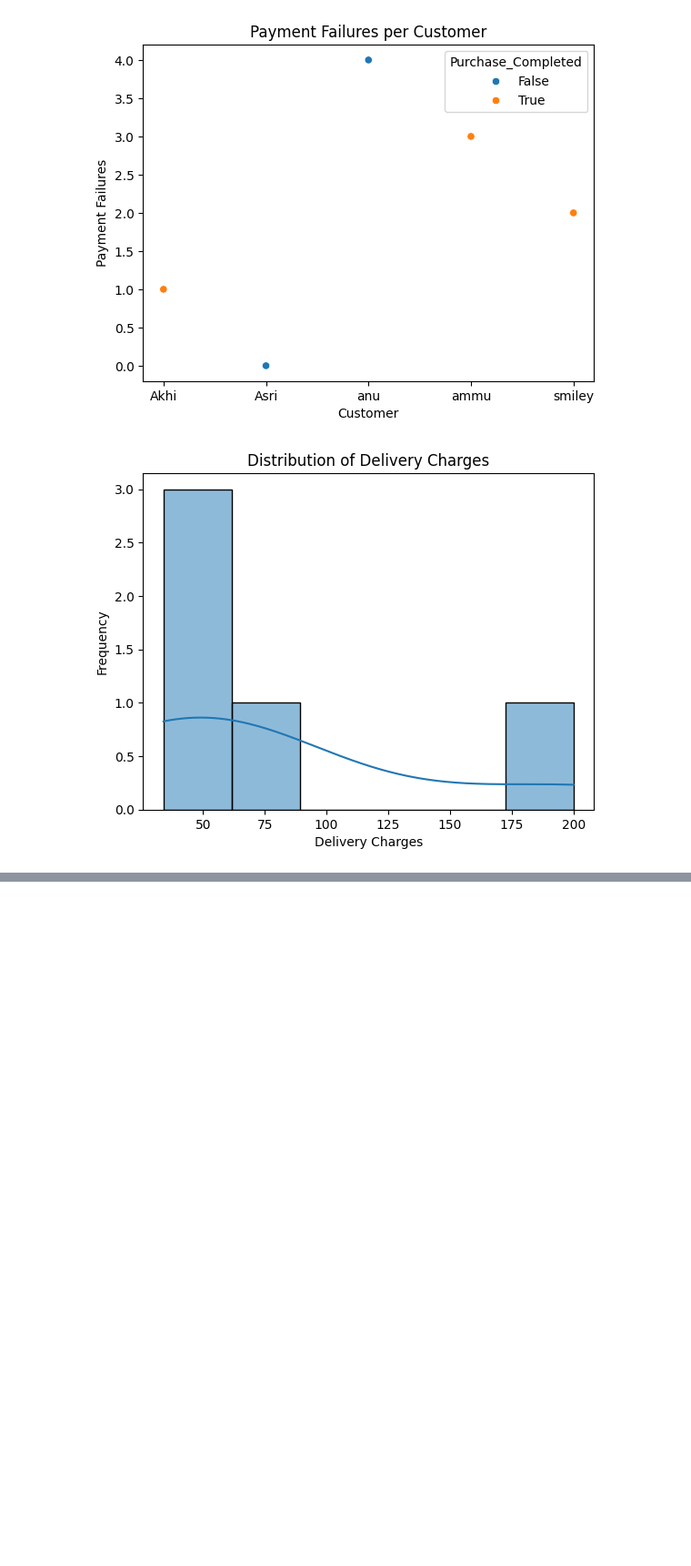
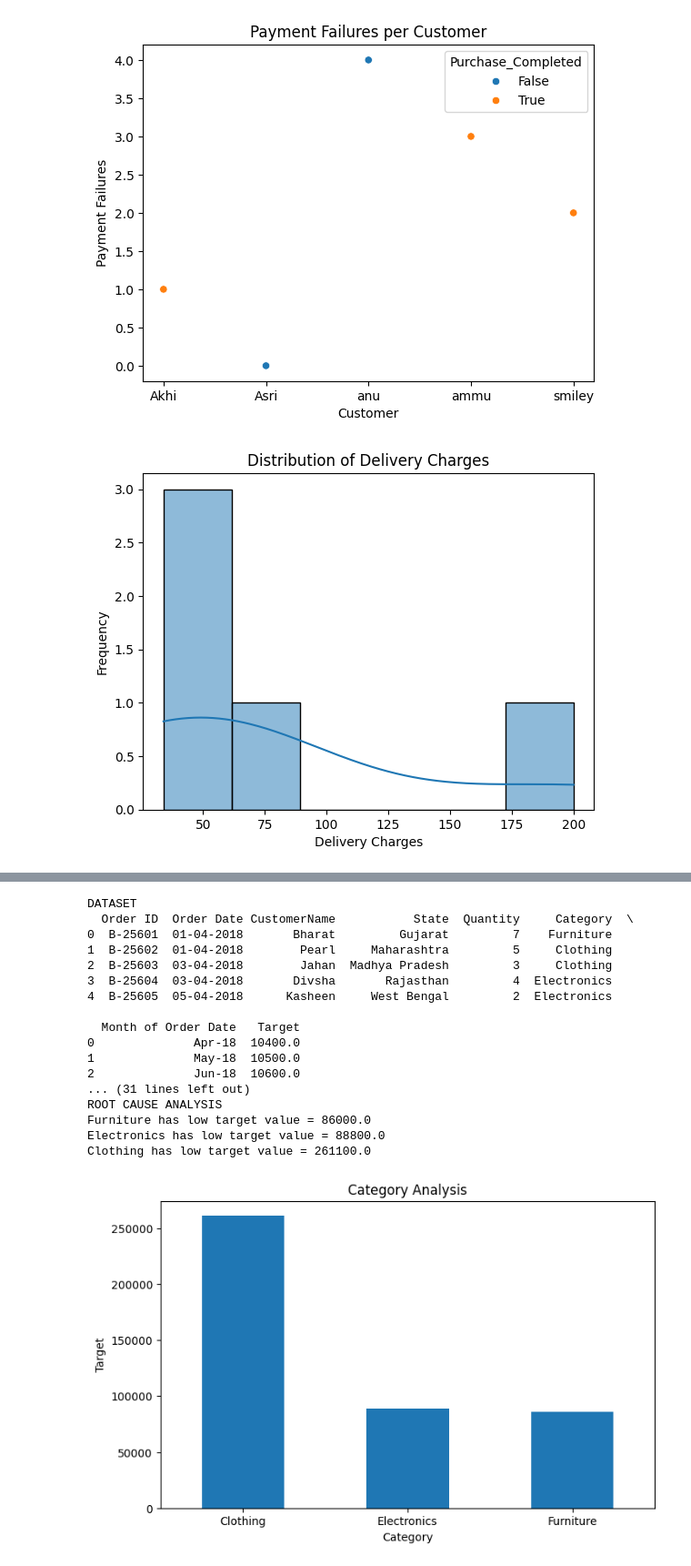
Before and after one commit to AsrithaAmbure/dataanlytics, a Jupyter notebook: diagnosticanalysis.ipynb, the cells around one changed output, grey strips where cells are left out. Shown at 91% size. Saved outputs shown, nothing was run; the diff lists cells and outputs as text; code cells hidden in the pictures; blank space fills up the shorter version.

```diff
--- a/diagnosticanalysis.ipynb
+++ b/diagnosticanalysis.ipynb
@@ -93,0 +238,79 @@ Root Cause: Payment Gateway Issues
+# %%
+import pandas as pd
+import matplotlib.pyplot as plt
+
+# Load Dataset
+df = pd.read_csv('/content/List of Orders.csv')
+
+print("DATASET")
+print(df.head())
+
+# Using Target column as sales column
+amount_col = 'Target'
+
+# ---------------- TOTAL ORDERS ----------------
+total_orders = len(df)
+print("\nTotal Orders:", total_orders)
+
+# ---------------- CATEGORY DIAGNOSIS ----------------
+print("\nCATEGORY ANALYSIS")
+
+category_analysis = df.groupby('Category')[amount_col].sum()
+
+for category, value in category_analysis.items():
+    print(category, ":", value)
+
+# ---------------- STATE DIAGNOSIS ----------------
+print("\nSTATE ANALYSIS")
+
+state_analysis = df.groupby('State')[amount_col].sum()
+
+for state, value in state_analysis.items():
+    print(state, ":", value)
+
+# ---------------- ROOT CAUSE ANALYSIS ----------------
+print("\nROOT CAUSE ANALYSIS")
+
+low_target = category_analysis.sort_values().head(3)
+
+for category, value in low_target.items():
+    print(category, "has low target value =", value)
+
+# ---------------- BAR GRAPH ----------------
+category_analysis.plot(kind='bar', figsize=(8,5))
+
+plt.title("Category Analysis")
+plt.ylabel("Target")
+plt.xticks(rotation=0)
+plt.show()
+
+# ---------------- PIE CHART ----------------
+plt.figure(figsize=(7,7))
+
+category_analysis.plot(
+    kind='pie',
+    autopct='%1.1f%%'
+)
+
+plt.title("Category Distribution")
+plt.ylabel("")
+plt.show()
+# %% [output]
+DATASET
+  Order ID  Order Date CustomerName           State  Quantity     Category  \
+0  B-25601  01-04-2018       Bharat         Gujarat         7    Furniture
+1  B-25602  01-04-2018        Pearl     Maharashtra         5     Clothing
+2  B-25603  03-04-2018        Jahan  Madhya Pradesh         3     Clothing
+3  B-25604  03-04-2018       Divsha       Rajasthan         4  Electronics
+4  B-25605  05-04-2018      Kasheen     West Bengal         2  Electronics
+
+  Month of Order Date   Target
+0              Apr-18  10400.0
+1              May-18  10500.0
+2              Jun-18  10600.0
+... (31 lines left out)
+ROOT CAUSE ANALYSIS
+Furniture has low target value = 86000.0
+Electronics has low target value = 88800.0
+Clothing has low target value = 261100.0
+[figure, added]
```
Also changed, not shown: parts of 3 cells of this notebook.
